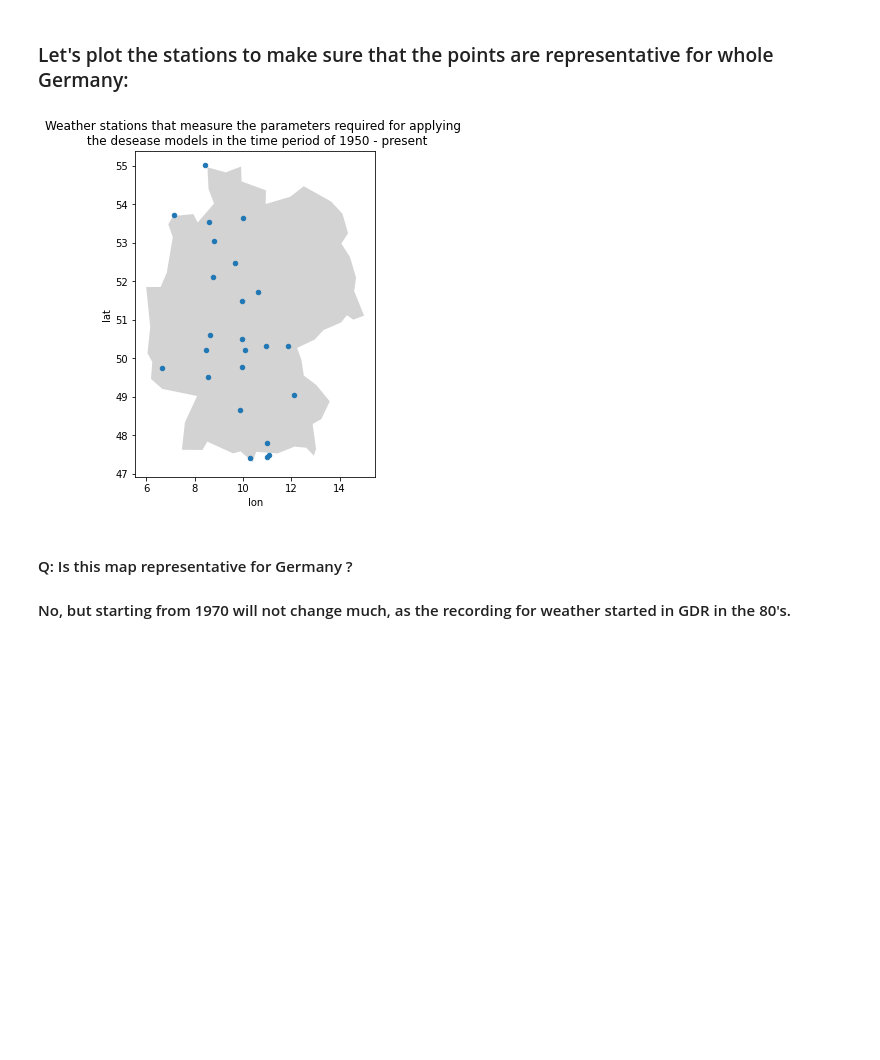
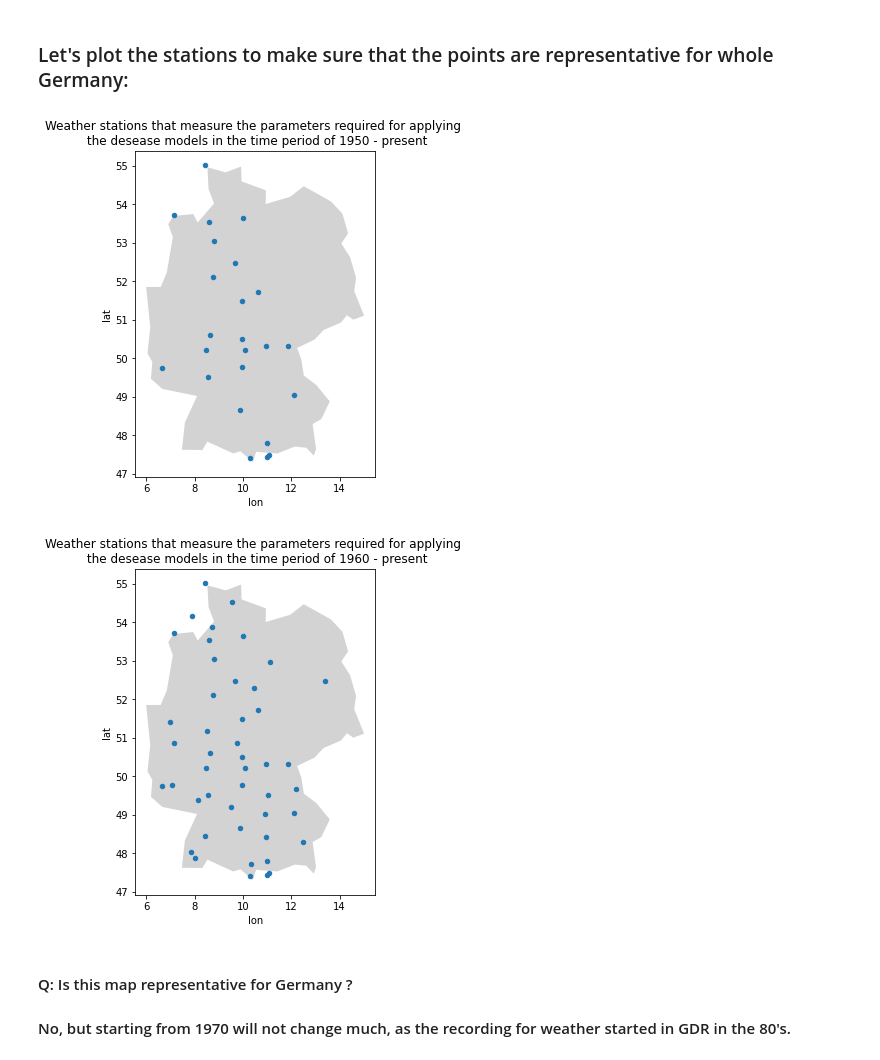
Before and after one commit to serbanradulescu/master_thesis, a Jupyter notebook: project.ipynb, the cells around one changed output. Drawn from its saved outputs; the diff is of its cells as text; code cells hidden in the pictures; blank space fills up the shorter version.

```diff
--- a/project.ipynb
+++ b/project.ipynb
@@ -74,8 +74,10 @@ These ID's are: ['05792', '05705', '00867', '00691', '02014', '02290', '03730',
 ### Let's plot the stations to make sure that the points are representative for whole Germany:
 # %%
 plot_points_germany(1950)
+plot_points_germany(1960)
 # %% [output]
 [figure]
+[figure, added]
 # %% [markdown]
 #### Q: Is this map representative for Germany ?
 #### No, but starting from 1970 will not change much, as the recording for weather started in GDR in the 80's.
```
Also changed, not shown: 1 other file.
